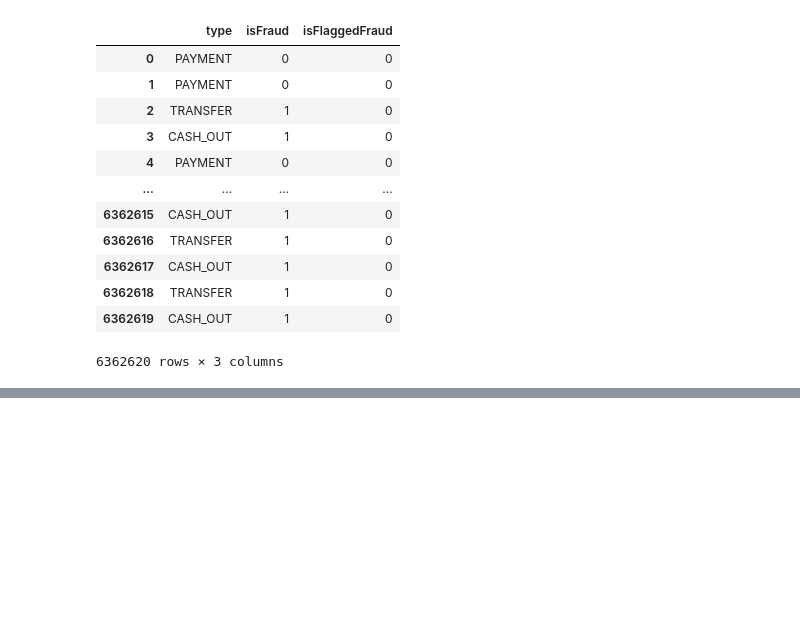
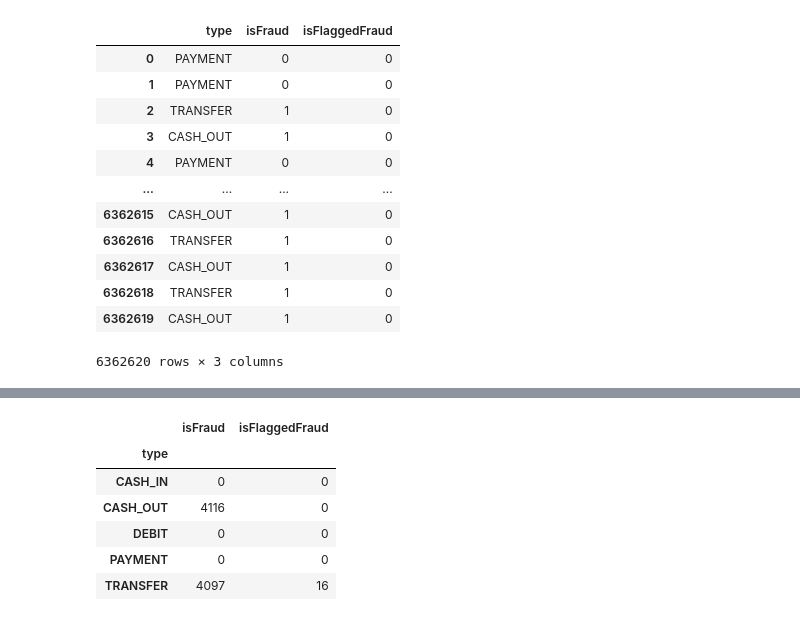
Before and after one commit to donmarcolaureano/paysim_financial_data, a Jupyter notebook: PaysimNotebook.ipynb, the cells around one changed output, grey strips where cells are left out. Saved outputs shown, nothing was run; the diff lists cells and outputs as text; code cells hidden in the pictures; blank space fills up the shorter version.

```diff
--- a/PaysimNotebook.ipynb
+++ b/PaysimNotebook.ipynb
@@ -109,0 +108,2 @@ paysim_data[['type', 'isFraud', 'isFlaggedFraud']].sum()
+# %%
+fraud_type = paysim_data[['type', 'isFraud', 'isFlaggedFraud']]
@@ -109,0 +123,10 @@ paysim_data[['type', 'isFraud', 'isFlaggedFraud']].sum()
+# %%
+fraud_type.groupby(['type']).sum()
+# %% [output]
+|  | isFraud | isFlaggedFraud |
+| type |  |  |
+| CASH_IN | 0 | 0 |
+| CASH_OUT | 4116 | 0 |
+| DEBIT | 0 | 0 |
+| PAYMENT | 0 | 0 |
+| TRANSFER | 4097 | 16 |
```
Also changed, not shown: parts of 6 cells of this notebook, 2 other files.
